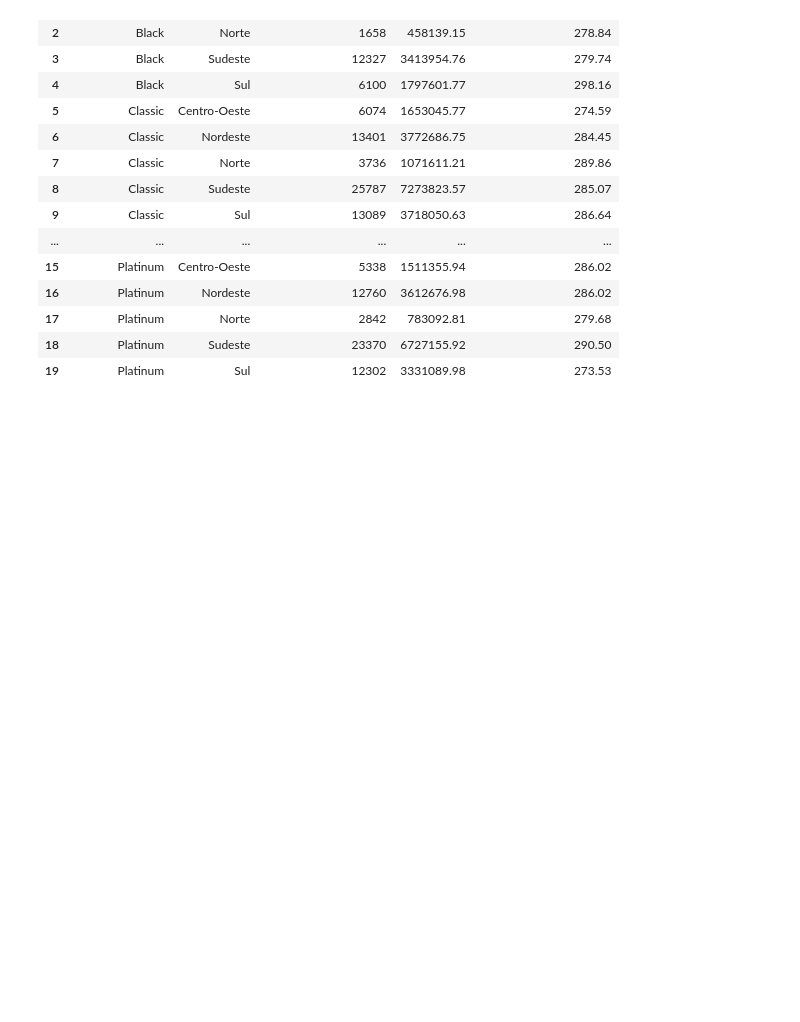
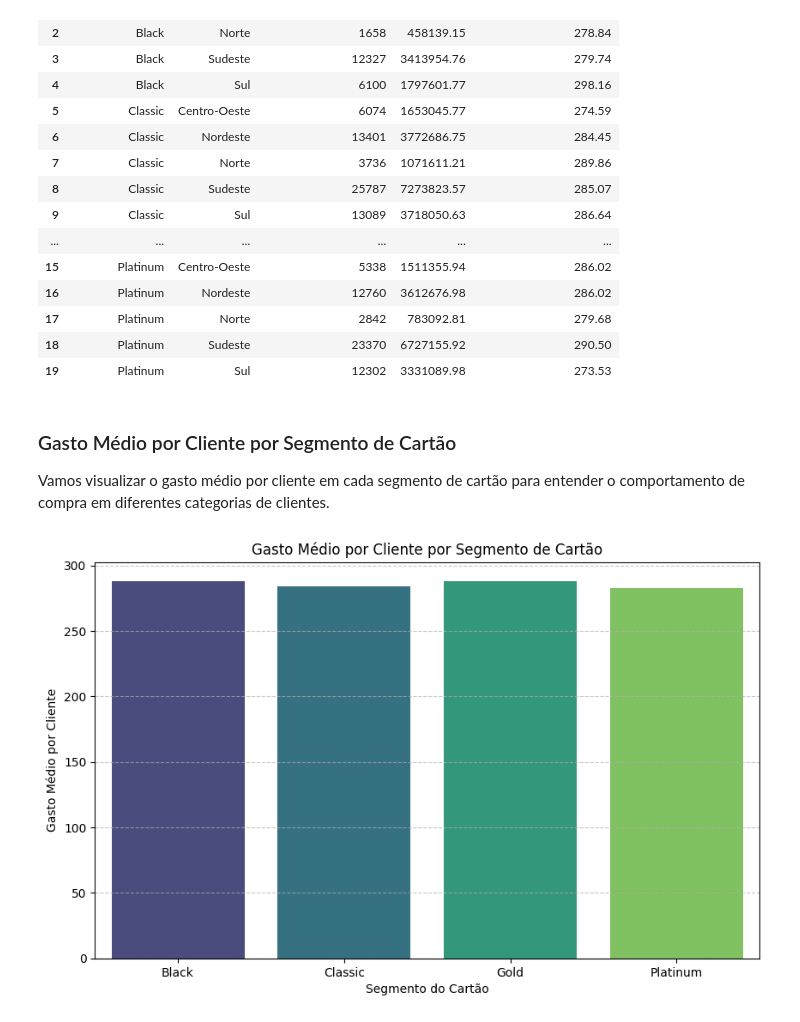
Before and after one commit to roneyreissilva/Projeto_Neocard, a Jupyter notebook: Notebook_Neocard_Roney.ipynb, the cells around one changed output. Cells and saved outputs as stored; diff of their text form; code cells hidden in the pictures; blank space fills up the shorter version.

```diff
--- a/Notebook_Neocard_Roney.ipynb
+++ b/Notebook_Neocard_Roney.ipynb
@@ -431,4 +523,22 @@ Análise Agregada por Segmento de Cartão e Região:
 | 17 | Platinum | Norte | 2842 | 783092.81 | 279.68 |
 | 18 | Platinum | Sudeste | 23370 | 6727155.92 | 290.50 |
 | 19 | Platinum | Sul | 12302 | 3331089.98 | 273.53 |
+# %% [markdown]
+### Gasto Médio por Cliente por Segmento de Cartão
+
+Vamos visualizar o gasto médio por cliente em cada segmento de cartão para entender o comportamento de compra em diferentes categorias de clientes.
+# %%
+# Calcular o gasto médio por cliente para cada segmento de cartão
+gasto_medio_por_segmento = analise_segmento_regiao.groupby('segmento_cartao')['gasto_medio_por_cliente'].mean().reset_index()
+
+# Gerar o gráfico de barras
+plt.figure(figsize=(10, 6))
+sns.barplot(x='segmento_cartao', y='gasto_medio_por_cliente', data=gasto_medio_por_segmento, palette='viridis', hue='segmento_cartao', legend=False)
+plt.title('Gasto Médio por Cliente por Segmento de Cartão')
+plt.xlabel('Segmento do Cartão')
+plt.ylabel('Gasto Médio por Cliente')
+plt.grid(axis='y', linestyle='--', alpha=0.7)
+plt.show()
+# %% [output]
+[figure, added]
 # %% [markdown]
```
Also changed, not shown: parts of 30 cells of this notebook.
